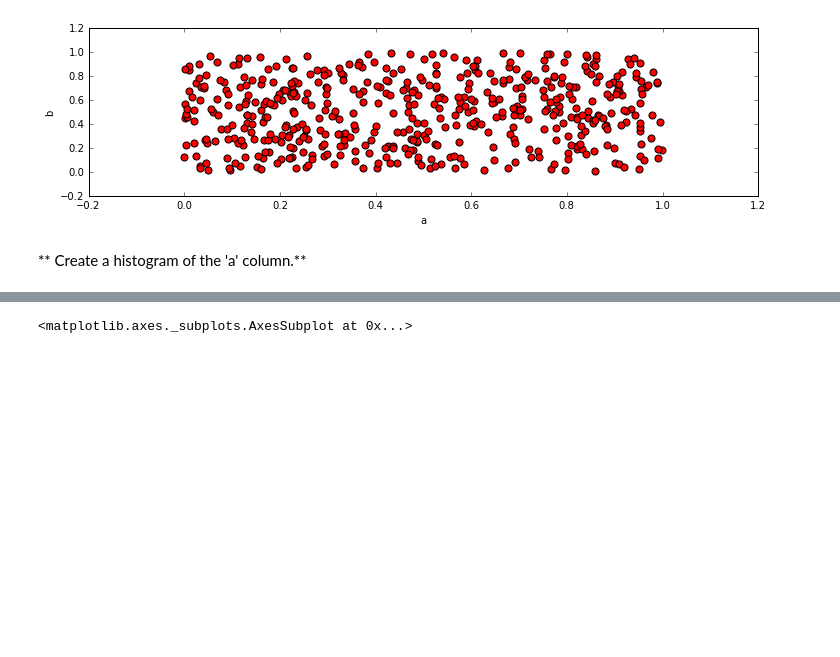
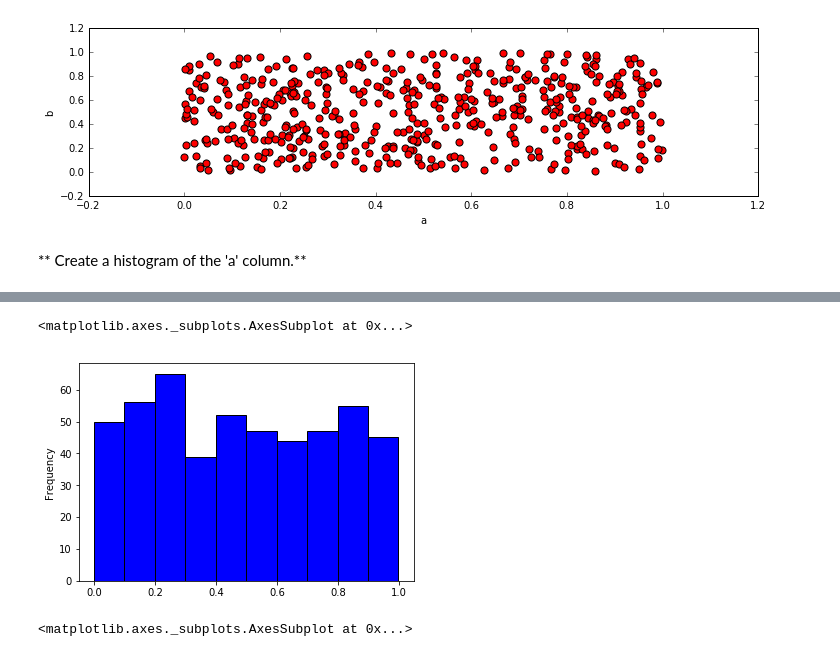
Before and after one commit to andyly25/Data-Science, a Jupyter notebook: d1_Py4DataSciAndMachineLearning/p06_PandasBuiltInDataViz/p06_2_pdvExercise.ipynb, the cells around one changed output, grey strips where cells are left out. Saved outputs shown, nothing was run; the diff lists cells and outputs as text; code cells hidden in the pictures; blank space fills up the shorter version.

```diff
--- a/d1_Py4DataSciAndMachineLearning/p06_PandasBuiltInDataViz/p06_2_pdvExercise.ipynb
+++ b/d1_Py4DataSciAndMachineLearning/p06_PandasBuiltInDataViz/p06_2_pdvExercise.ipynb
@@ -39,3 +55,8 @@ df3.head()
+# %%
+df3['a'].plot.hist(color='blue')
+# %% [output]
+<matplotlib.axes._subplots.AxesSubplot at 0x...>
+[figure, added]
 # %%
 # %% [output]
 <matplotlib.axes._subplots.AxesSubplot at 0x...>
```
Also changed, not shown: parts of 9 cells of this notebook.
